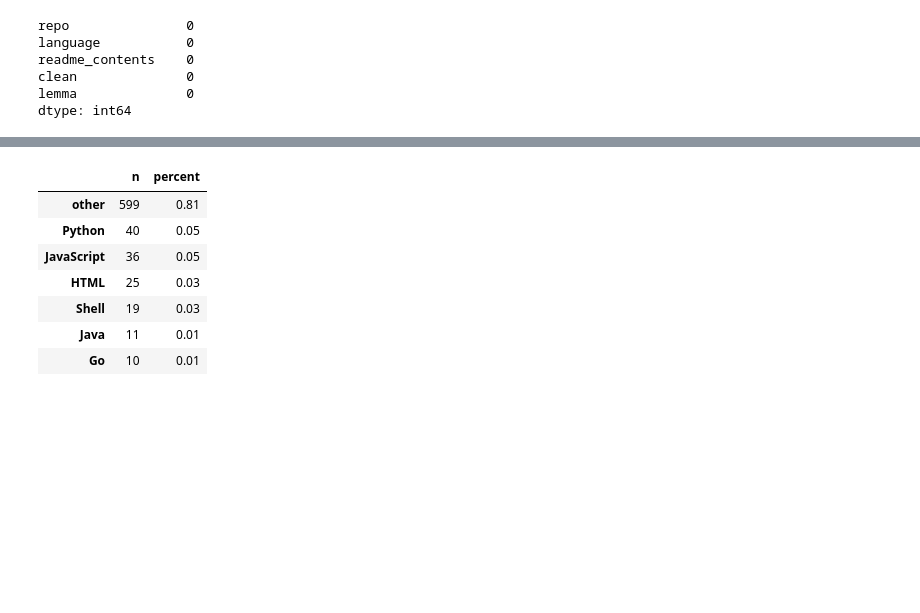
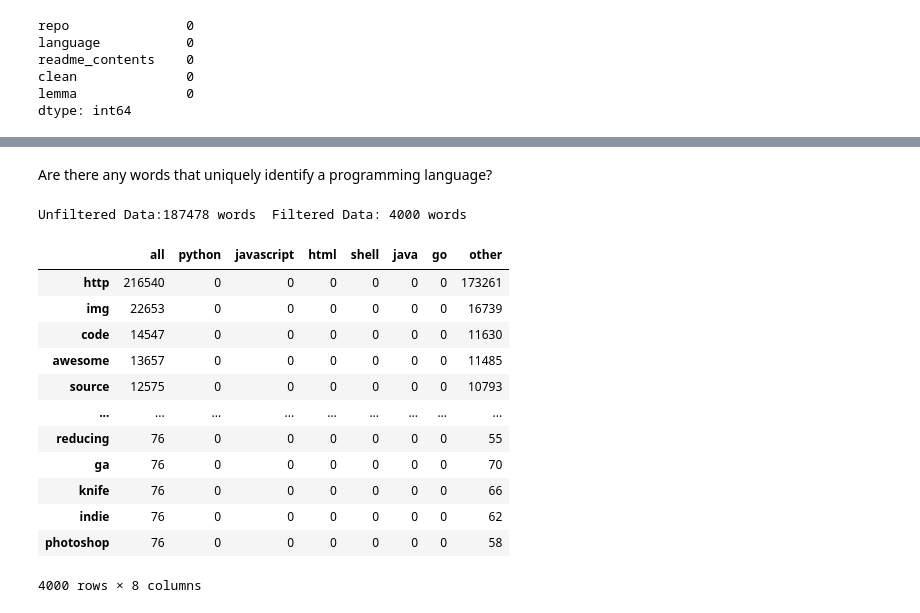
Before and after one commit to projectlanguagepredictor/nlp_launch, a Jupyter notebook: ez_explore.ipynb, the cells around one changed output, grey strips where cells are left out. Saved outputs shown, nothing was run; the diff lists cells and outputs as text; code cells hidden in the pictures; blank space fills up the shorter version.

```diff
--- a/ez_explore.ipynb
+++ b/ez_explore.ipynb
@@ -146,3 +218,23 @@ dtype: int64
+# %% [markdown]
+Are there any words that uniquely identify a programming language?
+# %%
+word_counts = exp.get_words(df)
+word_counts
+# %% [output]
+Unfiltered Data:187478 words  Filtered Data: 4000 words
+|  | all | python | javascript | html | shell | java | go | other |
+| http | 216540 | 0 | 0 | 0 | 0 | 0 | 0 | 173261 |
+| img | 22653 | 0 | 0 | 0 | 0 | 0 | 0 | 16739 |
+| code | 14547 | 0 | 0 | 0 | 0 | 0 | 0 | 11630 |
+| awesome | 13657 | 0 | 0 | 0 | 0 | 0 | 0 | 11485 |
+| source | 12575 | 0 | 0 | 0 | 0 | 0 | 0 | 10793 |
+| ... | ... | ... | ... | ... | ... | ... | ... | ... |
+| reducing | 76 | 0 | 0 | 0 | 0 | 0 | 0 | 55 |
+| ga | 76 | 0 | 0 | 0 | 0 | 0 | 0 | 70 |
+| knife | 76 | 0 | 0 | 0 | 0 | 0 | 0 | 66 |
+| indie | 76 | 0 | 0 | 0 | 0 | 0 | 0 | 62 |
+| photoshop | 76 | 0 | 0 | 0 | 0 | 0 | 0 | 58 |
+4000 rows × 8 columns
 # %%
 #proportion of languages
 def show_counts_and_ratios(df, column):
@@ -157,16 +249,3 @@ def show_counts_and_ratios(df, column):
     return labels
 
 #added to explore.py
-# %%
-#counts and frequencies of languages
-freq = show_counts_and_ratios(df, 'language')
-freq
-# %% [output]
-|  | n | percent |
-| other | 599 | 0.81 |
-| Python | 40 | 0.05 |
-| JavaScript | 36 | 0.05 |
-| HTML | 25 | 0.03 |
-| Shell | 19 | 0.03 |
-| Java | 11 | 0.01 |
-| Go | 10 | 0.01 |
```
Also changed, not shown: parts of 11 cells of this notebook, 3 other files.
